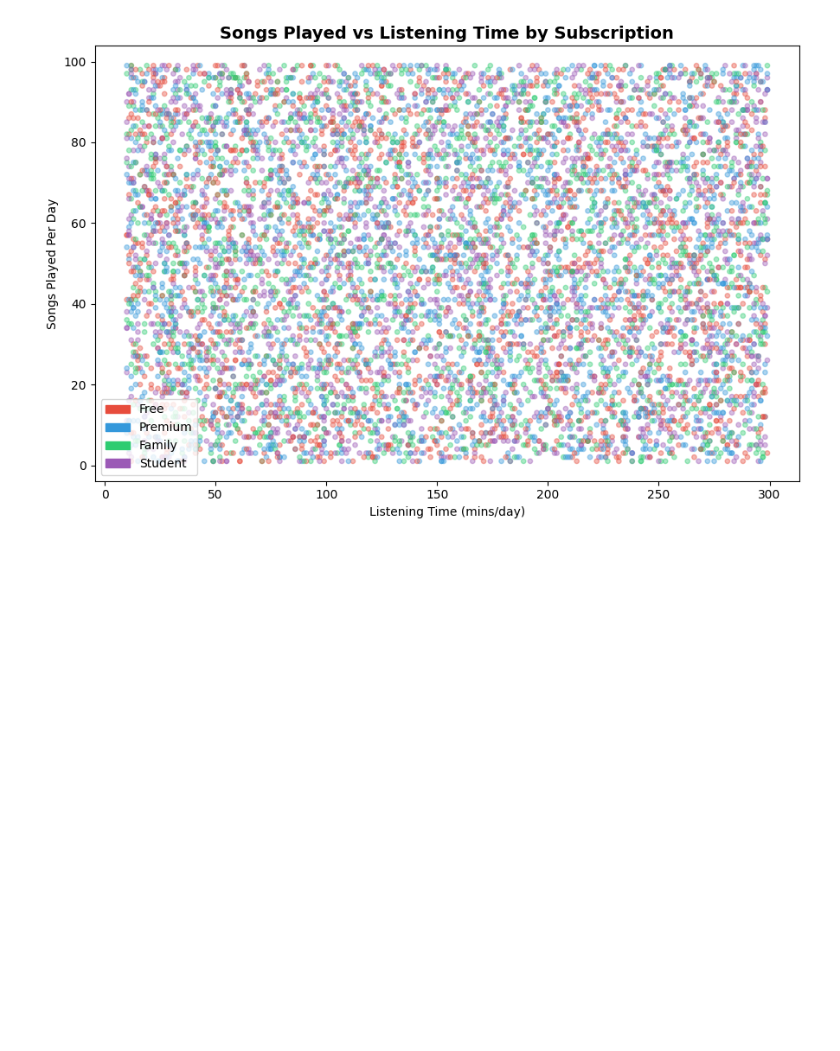
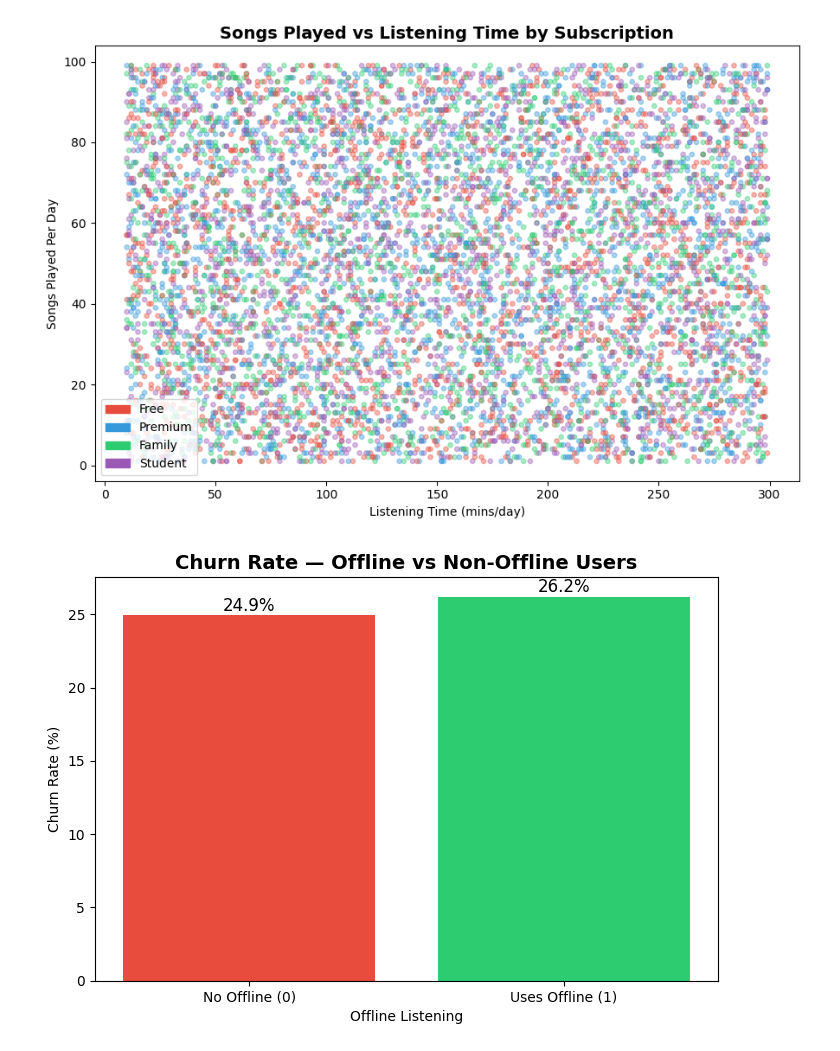
Before and after one commit to john-nio/eda-project, a Jupyter notebook: spotify_churn/spotify.ipynb, the cells around one changed output. Saved outputs shown, nothing was run; the diff lists cells and outputs as text; code cells hidden in the pictures; blank space fills up the shorter version.

```diff
--- a/spotify_churn/spotify.ipynb
+++ b/spotify_churn/spotify.ipynb
@@ -488,3 +488,23 @@ plt.savefig('visualizations/songs_vs_listening_scatter.png', dpi=150)
 plt.show()
 # %% [output]
 [figure]
+# %%
+fig, ax = plt.subplots(figsize=(7, 5))
+
+data = df.groupby('offline_listening')['is_churned'].mean() * 100
+bars = ax.bar(['No Offline (0)', 'Uses Offline (1)'], data.values,
+              color=['#e74c3c', '#2ecc71'])
+
+ax.set_title('Churn Rate — Offline vs Non-Offline Users', fontsize=14, fontweight='bold')
+ax.set_xlabel('Offline Listening')
+ax.set_ylabel('Churn Rate (%)')
+
+for bar, val in zip(bars, data.values):
+    ax.text(bar.get_x() + bar.get_width()/2, bar.get_height() + 0.3,
+            f'{val:.1f}%', ha='center', fontsize=12)
+
+plt.tight_layout()
+plt.savefig('visualizations/churn_offline_pct.png', dpi=150)
+plt.show()
+# %% [output]
+[figure, added]
```
Also changed, not shown: parts of 2 cells of this notebook.
